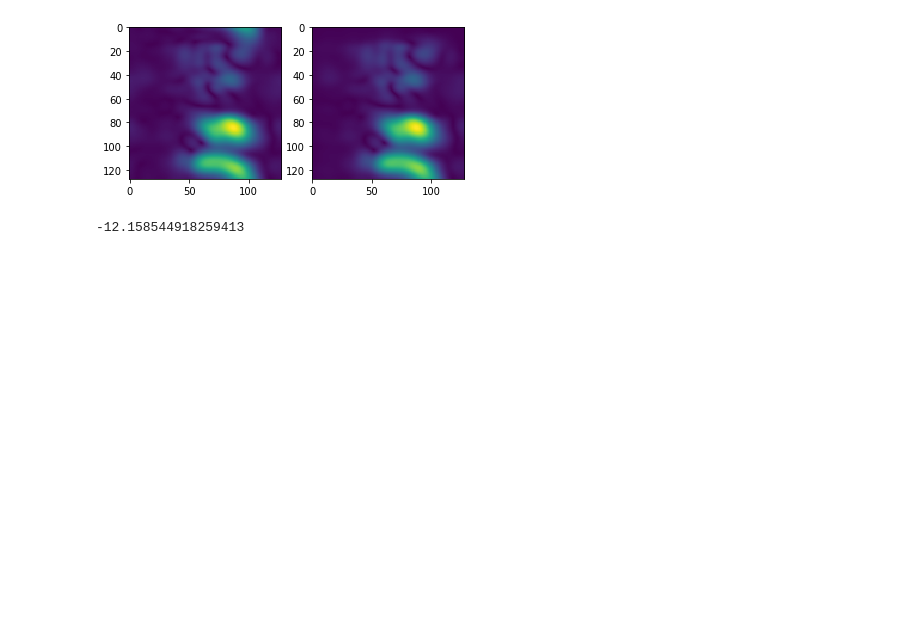
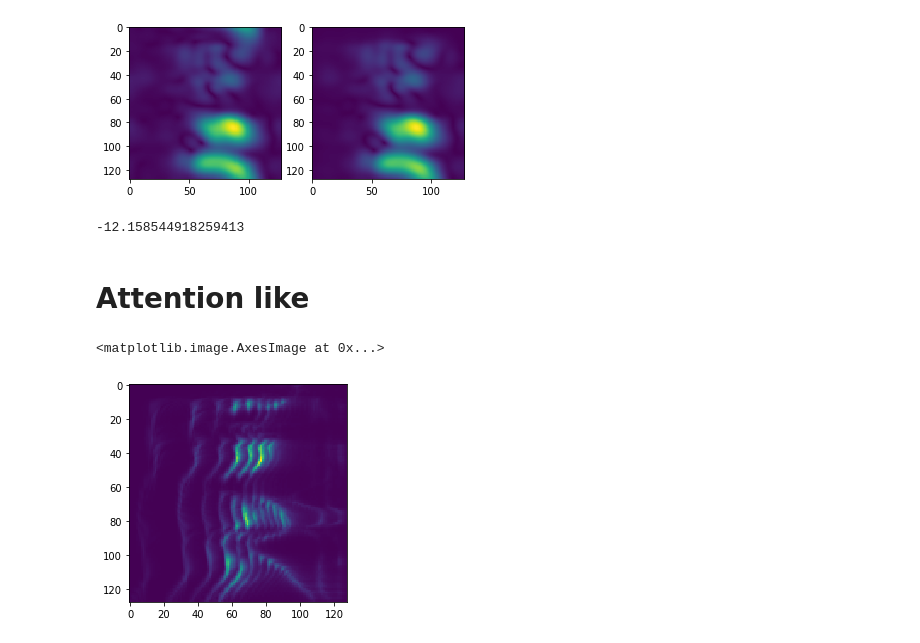
Before and after one commit to ilyakava/py3fst, a Jupyter notebook: nsltools_compare.ipynb, the cells around one changed output. Drawn from its saved outputs; the diff is of its cells as text; code cells hidden in the pictures; blank space fills up the shorter version.

```diff
--- a/nsltools_compare.ipynb
+++ b/nsltools_compare.ipynb
@@ -1157,3 +1157,12 @@ ax2.imshow( np.abs(cortabs_cpu[2,1]))
 SDR(np.abs(np.abs(cortabs_cpu)), cortabs_np.squeeze())
 # %% [output]
 -12.158544918259413
+# %% [markdown]
+# Attention like
+# %%
+# t, x
+X = audspec_nsl
+plt.imshow(X)
+# %% [output]
+<matplotlib.image.AxesImage at 0x...>
+[figure, added]
```
Also changed, not shown: parts of 9 cells of this notebook, 2 other files.
